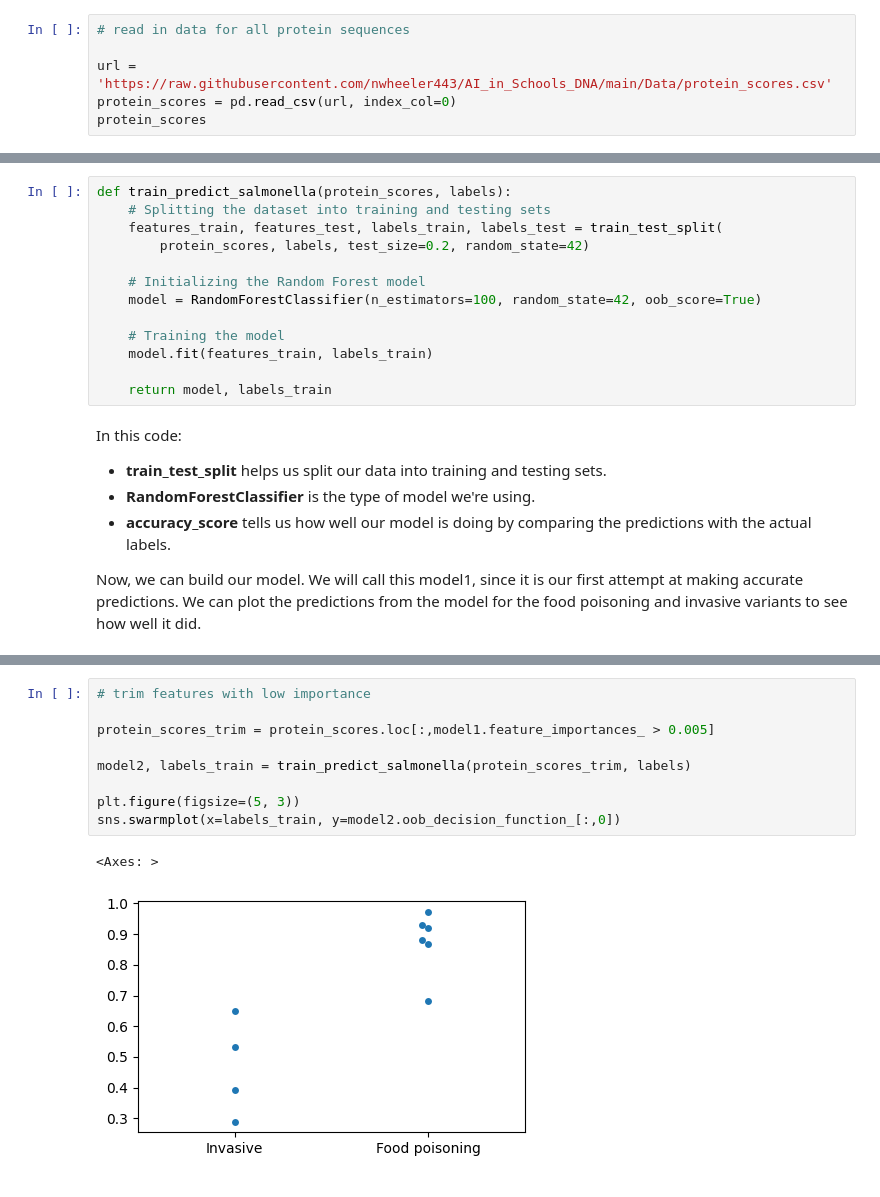
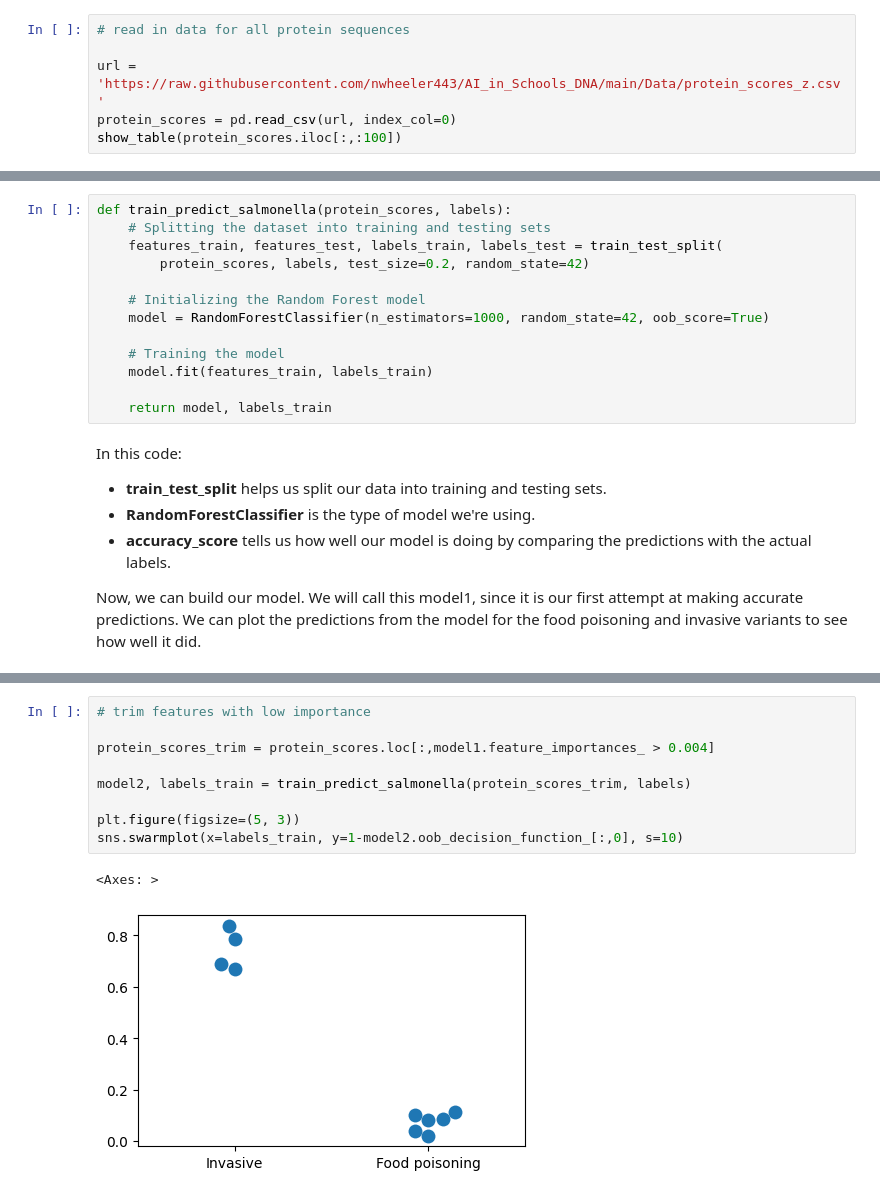
Before and after one commit to nwheeler443/AI_in_Schools_DNA, a Jupyter notebook: AI Day/AI_Day_pt2.ipynb, the cells around one changed output, grey strips where cells are left out. Drawn from its saved outputs; the diff is of its cells as text.

```diff
--- a/AI Day/AI_Day_pt2.ipynb
+++ b/AI Day/AI_Day_pt2.ipynb
@@ -26,7 +35,7 @@ Next, we will read in the scores for all proteins careated using the approach we
 # %%
 # read in data for all protein sequences
 
-url = 'https://raw.githubusercontent.com/nwheeler443/AI_in_Schools_DNA/main/Data/protein_scores.csv'
+url = 'https://raw.githubusercontent.com/nwheeler443/AI_in_Schools_DNA/main/Data/protein_scores_z.csv'
 protein_scores = pd.read_csv(url, index_col=0)
-protein_scores
+show_table(protein_scores.iloc[:,:100])
 # %% [output]
@@ -104,7 +108,7 @@ def train_predict_salmonella(protein_scores, labels):
         protein_scores, labels, test_size=0.2, random_state=42)
 
     # Initializing the Random Forest model
-    model = RandomForestClassifier(n_estimators=100, random_state=42, oob_score=True)
+    model = RandomForestClassifier(n_estimators=1000, random_state=42, oob_score=True)
 
     # Training the model
     model.fit(features_train, labels_train)
@@ -153,15 +150,15 @@ By pruning unhelpful features, we make our model leaner and potentially more acc
 # %%
 # trim features with low importance
 
-protein_scores_trim = protein_scores.loc[:,model1.feature_importances_ > 0.005]
+protein_scores_trim = protein_scores.loc[:,model1.feature_importances_ > 0.004]
 
 model2, labels_train = train_predict_salmonella(protein_scores_trim, labels)
 
 plt.figure(figsize=(5, 3))
-sns.swarmplot(x=labels_train, y=model2.oob_decision_function_[:,0])
+sns.swarmplot(x=labels_train, y=1-model2.oob_decision_function_[:,0], s=10)
 # %% [output]
 <Axes: >
-[figure, old version]
+[figure, new version]
 # %% [markdown]
 ### Understanding Our Improved Machine Learning Model
 
```
Also changed, not shown: parts of 12 cells of this notebook.
